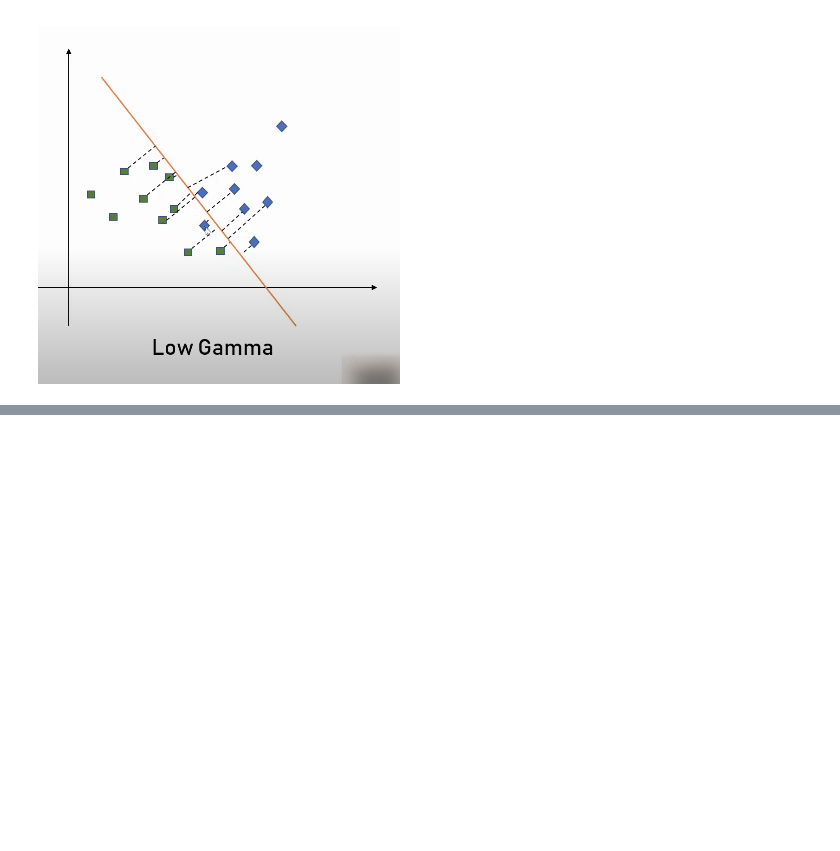
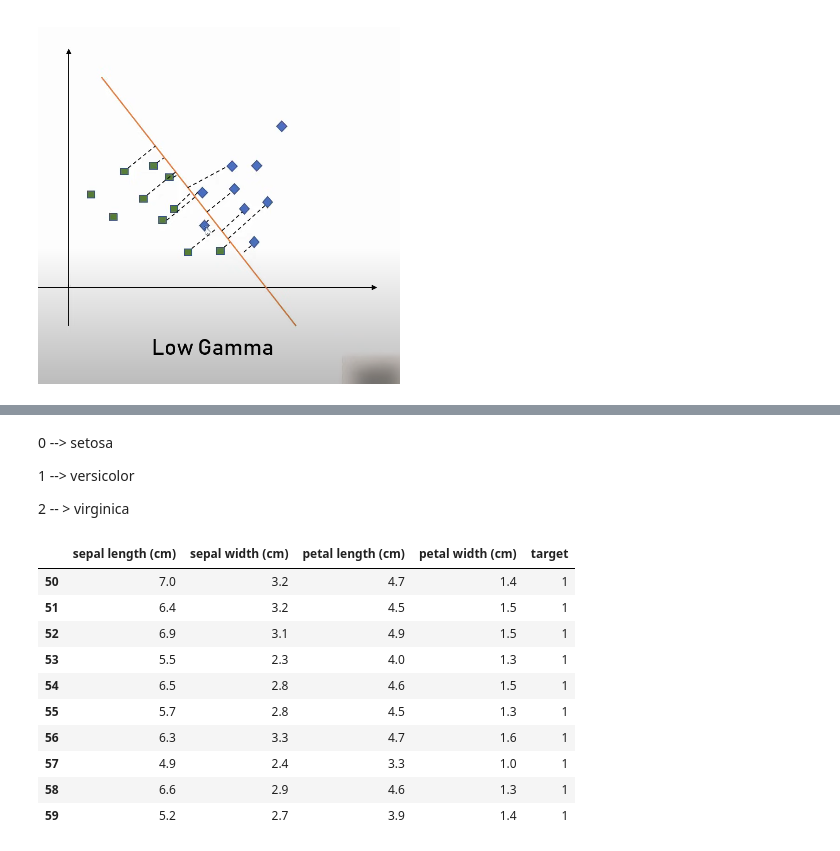
Before and after one commit to harpreet-03/ML_with_Python, a Jupyter notebook: Supervised_Learning/Support_Vector_Machine/Basics/svm.ipynb, the cells around one changed output, grey strips where cells are left out. Cells and saved outputs as stored; diff of their text form; code cells hidden in the pictures; blank space fills up the shorter version.

```diff
--- a/Supervised_Learning/Support_Vector_Machine/Basics/svm.ipynb
+++ b/Supervised_Learning/Support_Vector_Machine/Basics/svm.ipynb
@@ -22,0 +92,20 @@ groups
+# %% [markdown]
+0 --> setosa
+
+1 --> versicolor
+
+2 -- > virginica
+# %%
+df[df.target == 1].head(10)
+# %% [output]
+|  | sepal length (cm) | sepal width (cm) | petal length (cm) | petal width (cm) | target |
+| 50 | 7.0 | 3.2 | 4.7 | 1.4 | 1 |
+| 51 | 6.4 | 3.2 | 4.5 | 1.5 | 1 |
+| 52 | 6.9 | 3.1 | 4.9 | 1.5 | 1 |
+| 53 | 5.5 | 2.3 | 4.0 | 1.3 | 1 |
+| 54 | 6.5 | 2.8 | 4.6 | 1.5 | 1 |
+| 55 | 5.7 | 2.8 | 4.5 | 1.3 | 1 |
+| 56 | 6.3 | 3.3 | 4.7 | 1.6 | 1 |
+| 57 | 4.9 | 2.4 | 3.3 | 1.0 | 1 |
+| 58 | 6.6 | 2.9 | 4.6 | 1.3 | 1 |
+| 59 | 5.2 | 2.7 | 3.9 | 1.4 | 1 |
```
Also changed, not shown: parts of 26 cells of this notebook, 1 other file.
